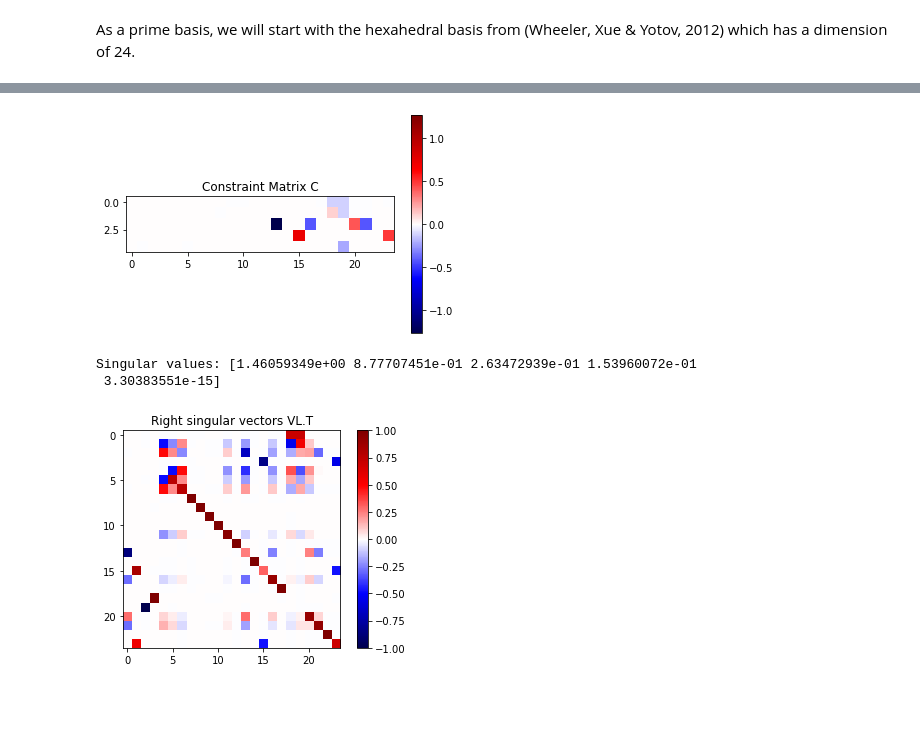
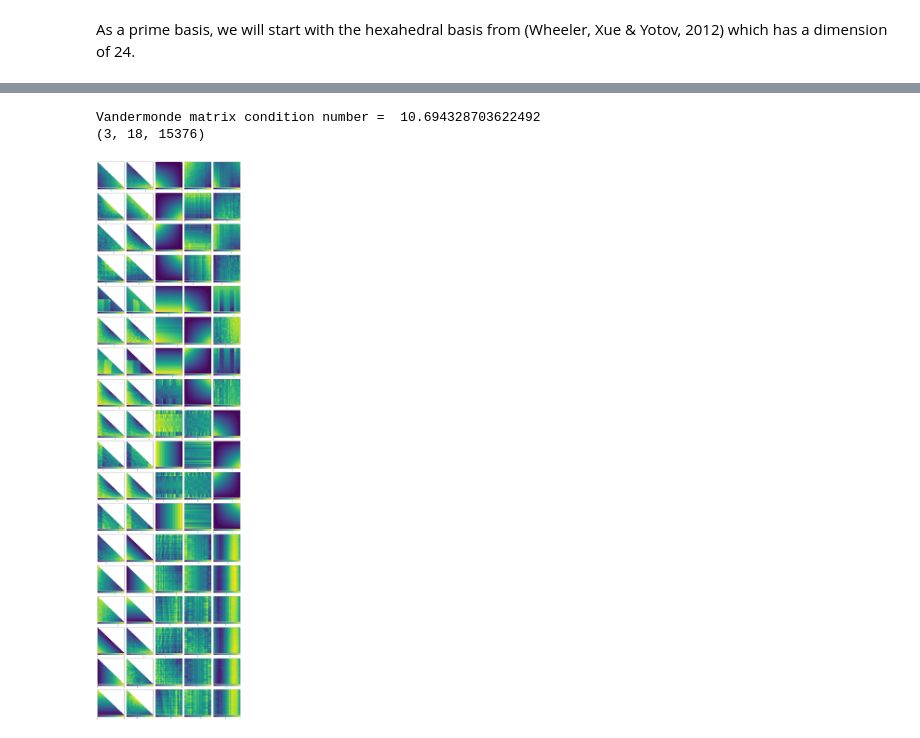
Before and after one commit to TDycores-Project/toy-problems, a Jupyter notebook: HdivSetup/ConstrainedWheelerXueYotov.ipynb, the cells around one changed output, grey strips where cells are left out. Cells and saved outputs as stored; diff of their text form; code cells hidden in the pictures; blank space fills up the shorter version.

Commit message:
seems to have a complete prism space

```diff
--- a/HdivSetup/ConstrainedWheelerXueYotov.ipynb
+++ b/HdivSetup/ConstrainedWheelerXueYotov.ipynb
@@ -113,25 +144,0 @@ Singular values: [1.46059349 0.87770745 0.15396007 0.15396007]
-# %%
-orth = [poly[3][0]]
-for i in range(len(orth)):
-    C[i+4,:] = ((P.T @ [s,s,0]) * orth[i] * w2d).sum(axis=1)
-
-c = C[:5]
-mag = np.abs(c).max()
-cb = plt.imshow(c,vmin=-mag,vmax=+mag,cmap="seismic")
-plt.colorbar(cb)
-plt.title("Constraint Matrix C")
-plt.show()
-
-UL,SL,VL = np.linalg.svd(c)
-print("Singular values:",SL)
-
-mag = np.abs(VL).max()
-cb = plt.imshow(VL.T,vmin=-mag,vmax=+mag,cmap="seismic")
-plt.colorbar(cb)
-plt.title("Right singular vectors VL.T")
-plt.show()
-# %% [output]
-[figure, removed]
-Singular values: [1.46059349e+00 8.77707451e-01 2.63472939e-01 1.53960072e-01
- 3.30383551e-15]
-[figure, removed]
@@ -137,0 +180,35 @@ Singular values: [1.46059349e+00 8.77707451e-01 2.63472939e-01 1.53960072e-01
+# %%
+# reduced Vandermonde matrix
+V  = np.einsum('dij,id->ij',WheelerXueYotov(xn,yn,zn),n) # prime basis at nodes dotted by normals
+Vr = VL @ V.T # transform prime to reduced
+print("Vandermonde matrix condition number = ",np.linalg.cond(Vr))
+
+# generate a nodal basis for plotting
+xp,yp,zp = CreatePrismLocations(31)
+P = WheelerXueYotov(xp,yp,zp)
+Pr = VL @ np.swapaxes(P,2,1)
+Nr = np.linalg.inv(Vr) @ Pr
+print(Nr.shape)
+# %% [output]
+Vandermonde matrix condition number =  10.694328703622492
+(3, 18, 15376)
+# %%
+def PlotBasisPlane(condition,x,y,normal,basis,ax):
+    ind = np.where(condition)[0]
+    T = tri.Triangulation(x[ind],y[ind])
+    data = normal @ basis[:,ind]
+    p = ax.tricontourf(T,data,25)
+    ax.set_xticks([]); ax.set_yticks([])
+    divider = make_axes_locatable(ax)
+    cax = divider.append_axes('bottom',size='5%',pad=0.05)
+    plt.colorbar(p,cax=cax,ticks=[0,1],orientation='horizontal')
+
+fig,ax = plt.subplots(nrows=Nr.shape[1],ncols=5,tight_layout=True,figsize=(15,3.2*Nr.shape[1]))
+for i in range(Pr.shape[1]):
+    PlotBasisPlane(np.abs(zp-(+1))<1e-3,xp,yp,[ 0, 0,+1],Nr[:,i,:],ax[i,0])
+    PlotBasisPlane(np.abs(zp-(-1))<1e-3,xp,yp,[ 0, 0,-1],Nr[:,i,:],ax[i,1])
+    PlotBasisPlane(np.abs(xp-(-1))<1e-3,yp,zp,[-1, 0, 0],Nr[:,i,:],ax[i,2])
+    PlotBasisPlane(np.abs(yp-(-1))<1e-3,xp,zp,[ 0,-1, 0],Nr[:,i,:],ax[i,3])
+    PlotBasisPlane(np.abs(xp+yp  )<1e-3,yp,zp,[+1,+1, 0],Nr[:,i,:],ax[i,4])
+# %% [output]
+[figure, added]
```
Also changed, not shown: parts of 12 cells of this notebook.
